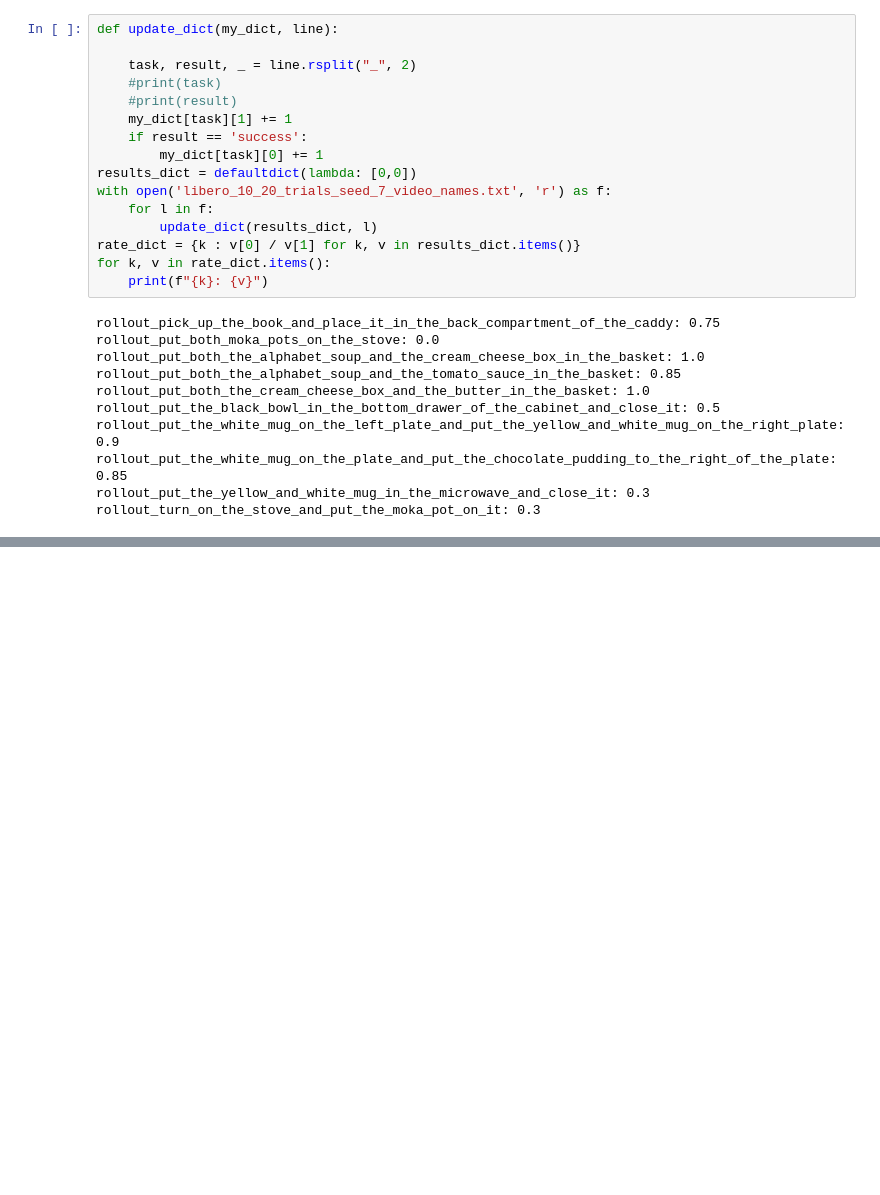
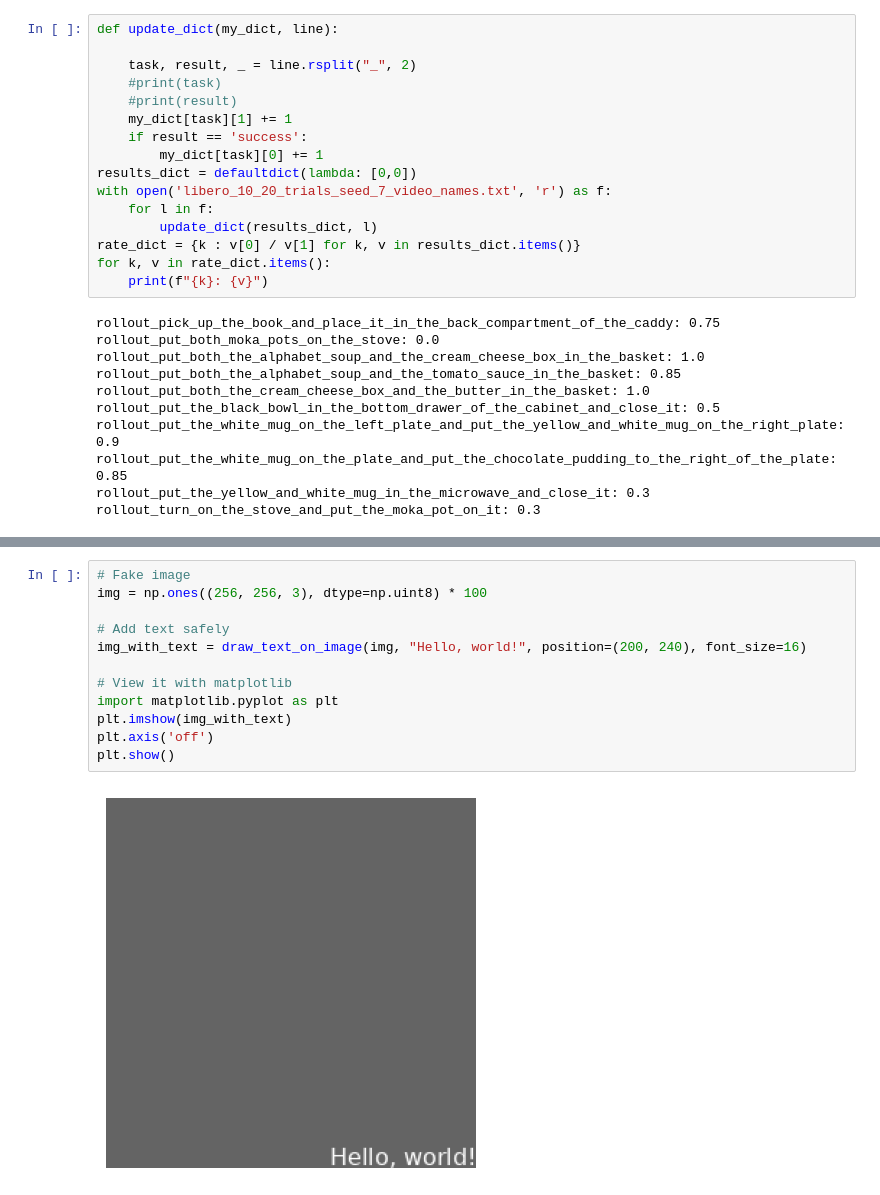
Before and after one commit to cwatson1998/openpi, a Jupyter notebook: scratch.ipynb, the cells around one changed output, grey strips where cells are left out. Cells and saved outputs as stored; diff of their text form; blank space fills up the shorter version.

```diff
--- a/scratch.ipynb
+++ b/scratch.ipynb
@@ -35,0 +148,14 @@ rollout_turn_on_the_stove_and_put_the_moka_pot_on_it: 0.3
+# %%
+# Fake image
+img = np.ones((256, 256, 3), dtype=np.uint8) * 100
+
+# Add text safely
+img_with_text = draw_text_on_image(img, "Hello, world!", position=(200, 240), font_size=16)
+
+# View it with matplotlib
+import matplotlib.pyplot as plt
+plt.imshow(img_with_text)
+plt.axis('off')
+plt.show()
+# %% [output]
+[figure, added]
```
Also changed, not shown: parts of 13 cells of this notebook, 10 other files.
